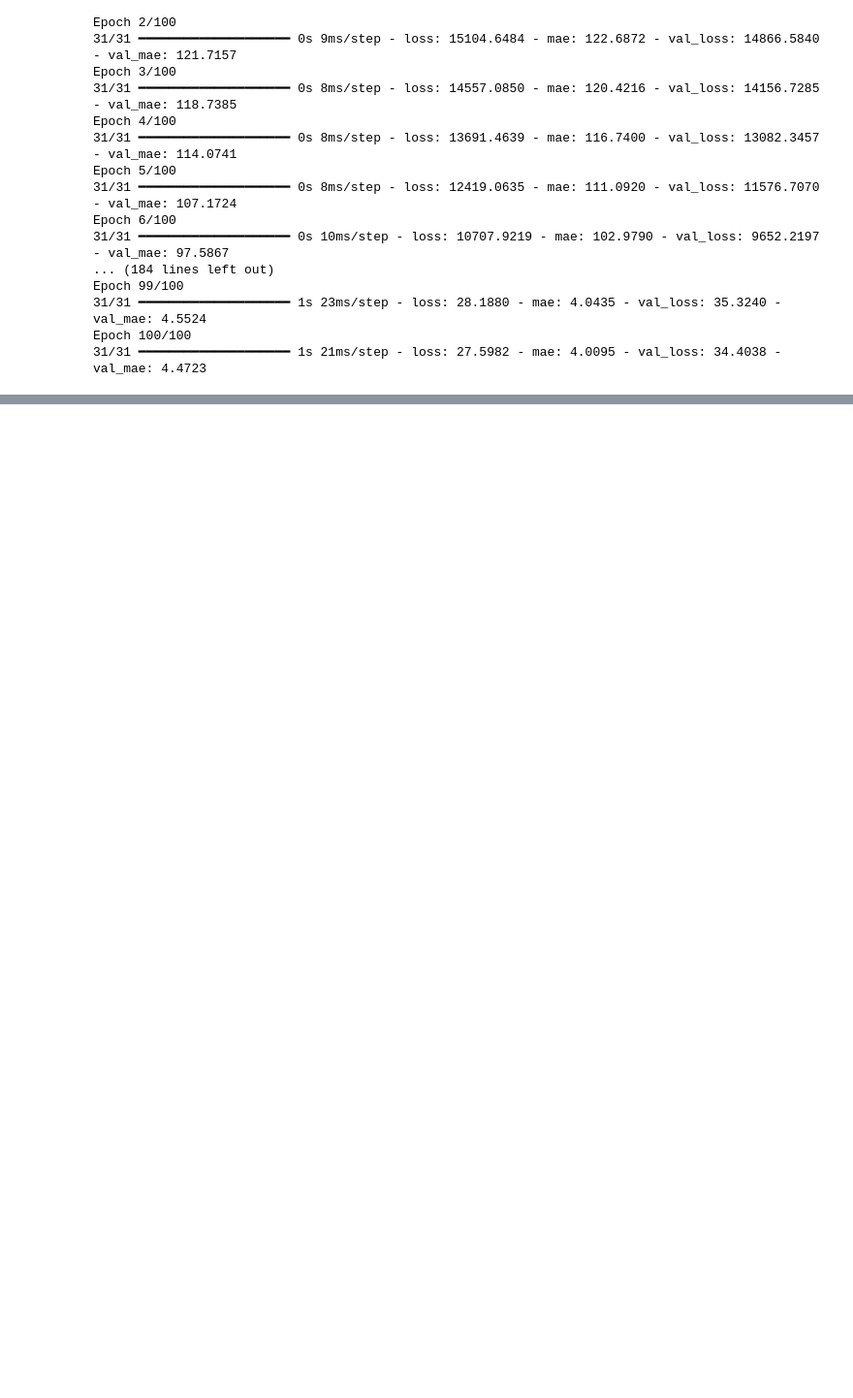
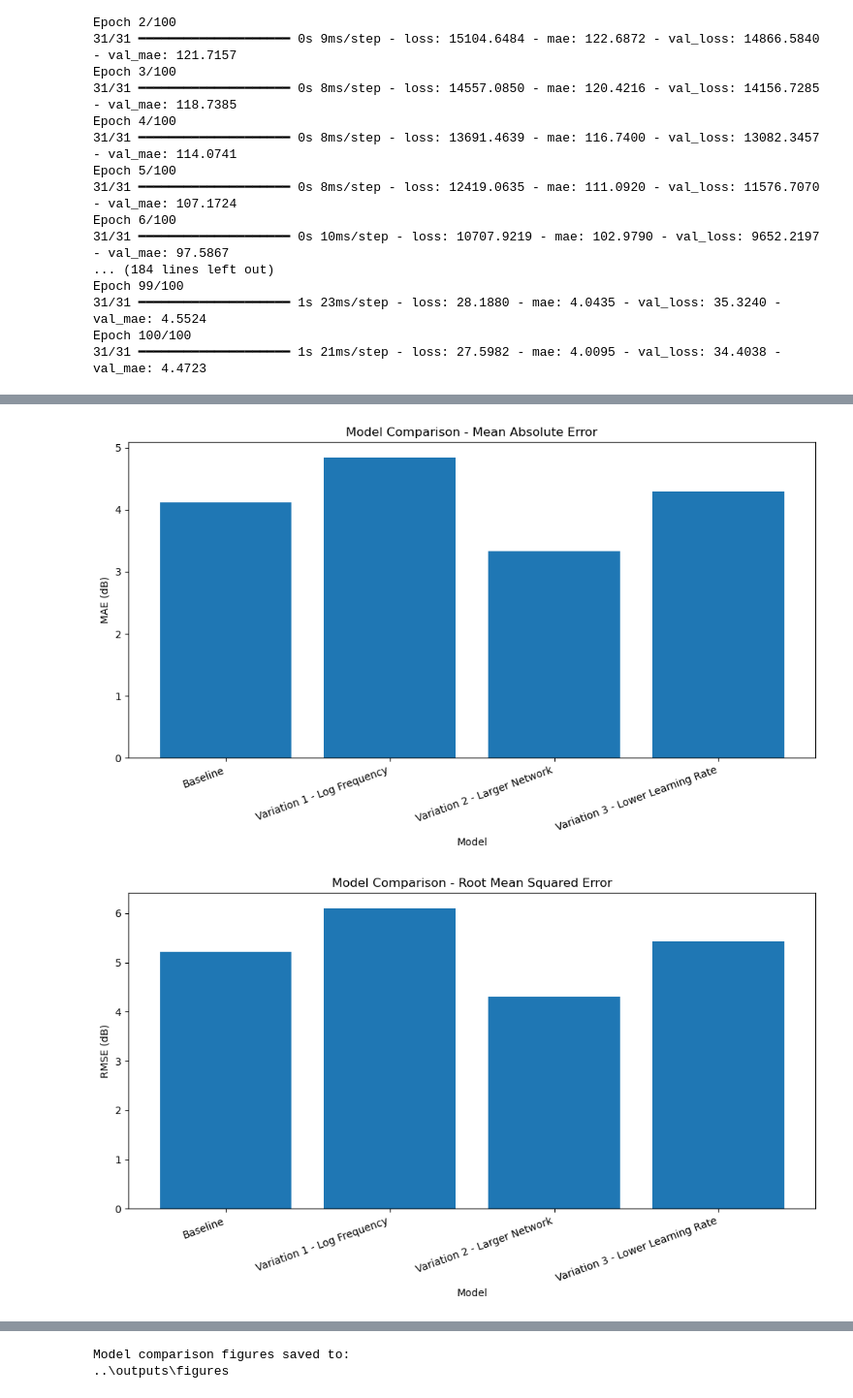
Before and after one commit to Tam-Davies/Predicting-Airfoil-Self-Noise-Using-Deep-Neural-Networks, a Jupyter notebook: Airfoil Self-Noise Deep Learning/notebooks/data_exploration.ipynb, the cells around one changed output, grey strips where cells are left out. Shown at 97% size. Drawn from its saved outputs; the diff is of its cells as text; code cells hidden in the pictures; blank space fills up the shorter version.

```diff
--- a/Airfoil Self-Noise Deep Learning/notebooks/data_exploration.ipynb
+++ b/Airfoil Self-Noise Deep Learning/notebooks/data_exploration.ipynb
@@ -249,0 +577,9 @@ Epoch 100/100
+# %%
+history_v3 = model_v3.fit(
+    X_train_scaled,
+    y_train,
+    validation_split=0.2,
+    epochs=100,
+    batch_size=32,
+    verbose=1
+)
@@ -249,0 +604,9 @@ Epoch 100/100
+# %%
+y_pred_v3 = model_v3.predict(X_test_scaled)
+
+test_metrics_v3 = calculate_regression_metrics(
+    y_test,
+    y_pred_v3.flatten()
+)
+
+print_regression_metrics(test_metrics_v3)
@@ -249,0 +683,55 @@ Epoch 100/100
+# %%
+from pathlib import Path
+import matplotlib.pyplot as plt
+
+
+figures_dir = Path("../outputs/figures")
+figures_dir.mkdir(parents=True, exist_ok=True)
+
+
+metrics_to_plot = [
+    ("MAE", "MAE (dB)", "Model Comparison - Mean Absolute Error",
+     "model_comparison_mae.png"),
+    ("RMSE", "RMSE (dB)", "Model Comparison - Root Mean Squared Error",
+     "model_comparison_rmse.png"),
+    ("R2", "R²", "Model Comparison - R² Score",
+     "model_comparison_r2.png")
+]
+
+
+for metric, ylabel, title, filename in metrics_to_plot:
+
+    plt.figure(figsize=(10, 6))
+
+    plt.bar(
+        comparison_df["Model"],
+        comparison_df[metric]
+    )
+
+    plt.xlabel("Model")
+    plt.ylabel(ylabel)
+    plt.title(title)
+
+    plt.xticks(
+        rotation=20,
+        ha="right"
+    )
+
+    plt.tight_layout()
+
+    plt.savefig(
+        figures_dir / filename,
+        dpi=300,
+        bbox_inches="tight"
+    )
+
+    plt.show()
+
+    plt.close()
+
+
+print("Model comparison figures saved to:")
+print(figures_dir)
+# %% [output]
+[figure, added]
+[figure, added]
@@ -249,0 +739,2 @@ Epoch 100/100
+Model comparison figures saved to:
+..\outputs\figures
```
Also changed, not shown: parts of 34 cells of this notebook, 26 other files.
